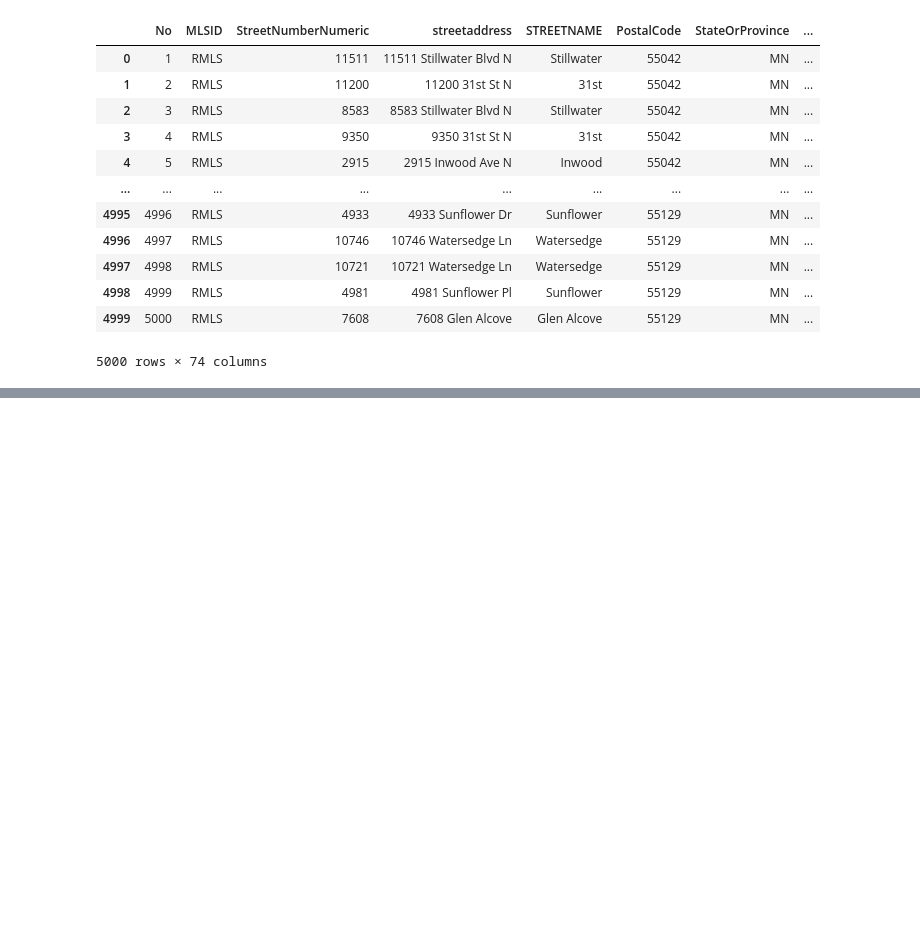
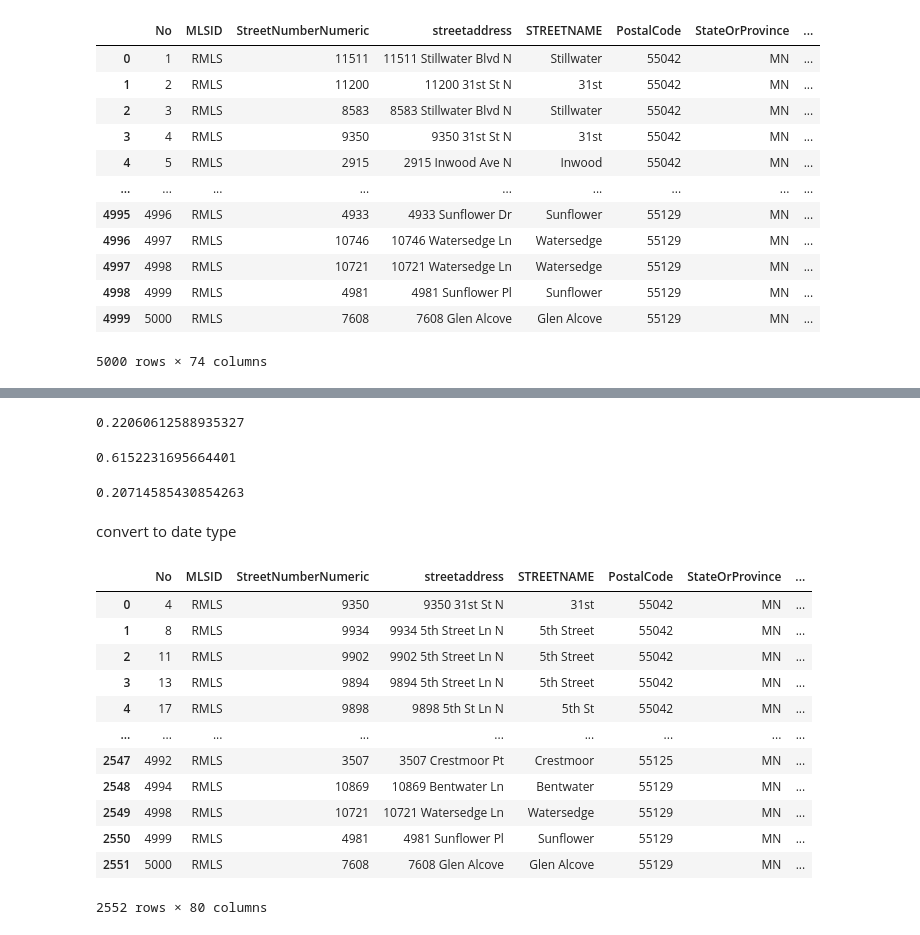
Before and after one commit to cuongpiger/CSC_Big_Data_in_Machine_Learning, a Jupyter notebook: Chapter 05. Data Pre-processing/demo1.ipynb, the cells around one changed output, grey strips where cells are left out. Saved outputs shown, nothing was run; the diff lists cells and outputs as text; code cells hidden in the pictures; blank space fills up the shorter version.

```diff
--- a/Chapter 05. Data Pre-processing/demo1.ipynb
+++ b/Chapter 05. Data Pre-processing/demo1.ipynb
@@ -48,0 +74,14 @@ df.toPandas()
+# %%
+df.corr('ACRES', 'SalesClosePrice')
+# %% [output]
+0.22060612588935327
+# %%
+df.corr('FOUNDATIONSIZE', 'SalesClosePrice')
+# %% [output]
+0.6152231695664401
+# %%
+df.corr('YARD_SIZE', 'SalesClosePrice')
+# %% [output]
+0.20714585430854263
+# %% [markdown]
+convert to date type
@@ -48,0 +94,16 @@ df.toPandas()
+# %%
+sample_df
+# %% [output]
+|  | No | MLSID | StreetNumberNumeric | streetaddress | STREETNAME | PostalCode | StateOrProvince | ... |
+| 0 | 4 | RMLS | 9350 | 9350 31st St N | 31st | 55042 | MN | ... |
+| 1 | 8 | RMLS | 9934 | 9934 5th Street Ln N | 5th Street | 55042 | MN | ... |
+| 2 | 11 | RMLS | 9902 | 9902 5th Street Ln N | 5th Street | 55042 | MN | ... |
+| 3 | 13 | RMLS | 9894 | 9894 5th Street Ln N | 5th Street | 55042 | MN | ... |
+| 4 | 17 | RMLS | 9898 | 9898 5th St Ln N | 5th St | 55042 | MN | ... |
+| ... | ... | ... | ... | ... | ... | ... | ... | ... |
+| 2547 | 4992 | RMLS | 3507 | 3507 Crestmoor Pt | Crestmoor | 55125 | MN | ... |
+| 2548 | 4994 | RMLS | 10869 | 10869 Bentwater Ln | Bentwater | 55129 | MN | ... |
+| 2549 | 4998 | RMLS | 10721 | 10721 Watersedge Ln | Watersedge | 55129 | MN | ... |
+| 2550 | 4999 | RMLS | 4981 | 4981 Sunflower Pl | Sunflower | 55129 | MN | ... |
+| 2551 | 5000 | RMLS | 7608 | 7608 Glen Alcove | Glen Alcove | 55129 | MN | ... |
+2552 rows × 80 columns
```
Also changed, not shown: parts of 6 cells of this notebook.
